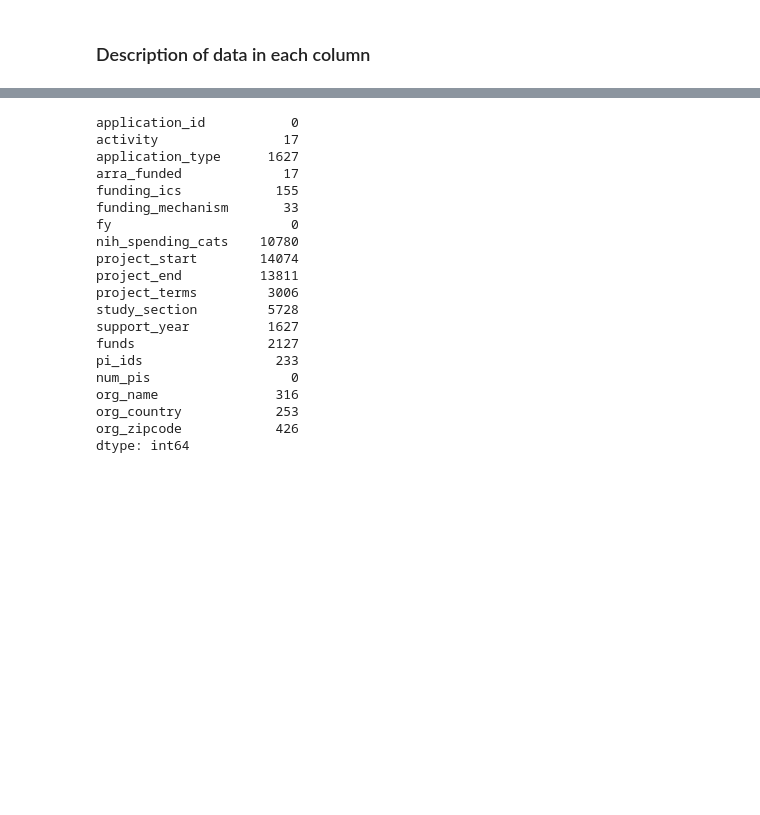
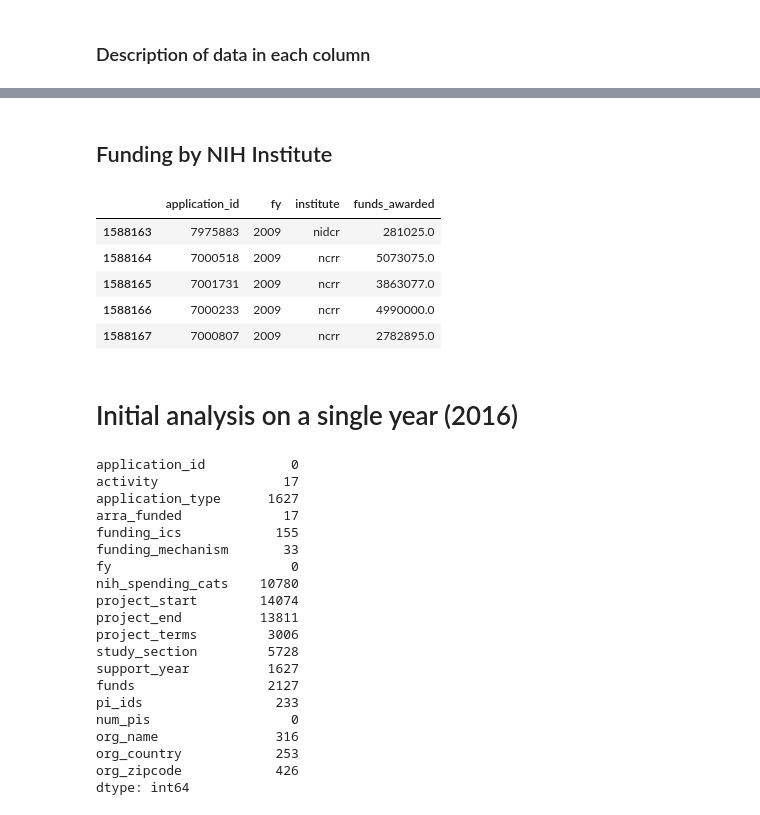
Before and after one commit to yuwie10/nih-awards, a Jupyter notebook: grants_EDA.ipynb, the cells around one changed output, grey strips where cells are left out. Drawn from its saved outputs; the diff is of its cells as text; code cells hidden in the pictures; blank space fills up the shorter version.

```diff
--- a/grants_EDA.ipynb
+++ b/grants_EDA.ipynb
@@ -129,3 +116,19 @@ pd.set_option('display.max_colwidth', 50)
+# %% [markdown]
+## Funding by NIH Institute
+# %%
+institute_funds = pd.read_csv('institute_funds.csv', compression = 'gzip',
+                              dtype = {'application_id':str, 'fy':str, 'institute':str, 'funds_awarded':float})
+institute_funds = institute_funds.ix[institute_funds['fy'] >= '2009']
+institute_funds.head()
+# %% [output]
+|  | application_id | fy | institute | funds_awarded |
+| 1588163 | 7975883 | 2009 | nidcr | 281025.0 |
+| 1588164 | 7000518 | 2009 | ncrr | 5073075.0 |
+| 1588165 | 7001731 | 2009 | ncrr | 3863077.0 |
+| 1588166 | 7000233 | 2009 | ncrr | 4990000.0 |
+| 1588167 | 7000807 | 2009 | ncrr | 2782895.0 |
+# %% [markdown]
+# Initial analysis on a single year (2016)
 # %%
 grants_analysis.isnull().sum()
 # %% [output]
```
Also changed, not shown: parts of 12 cells of this notebook, 2 other files.
